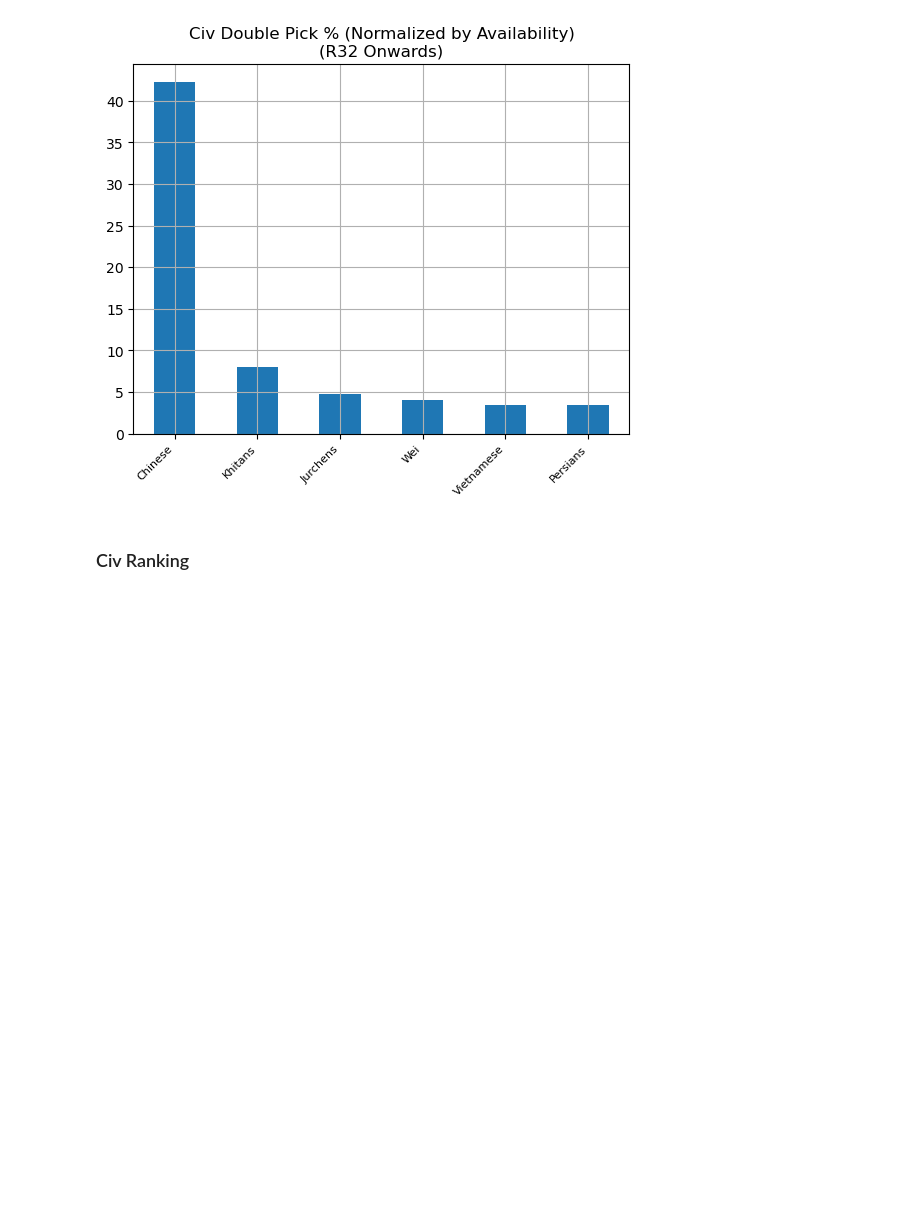
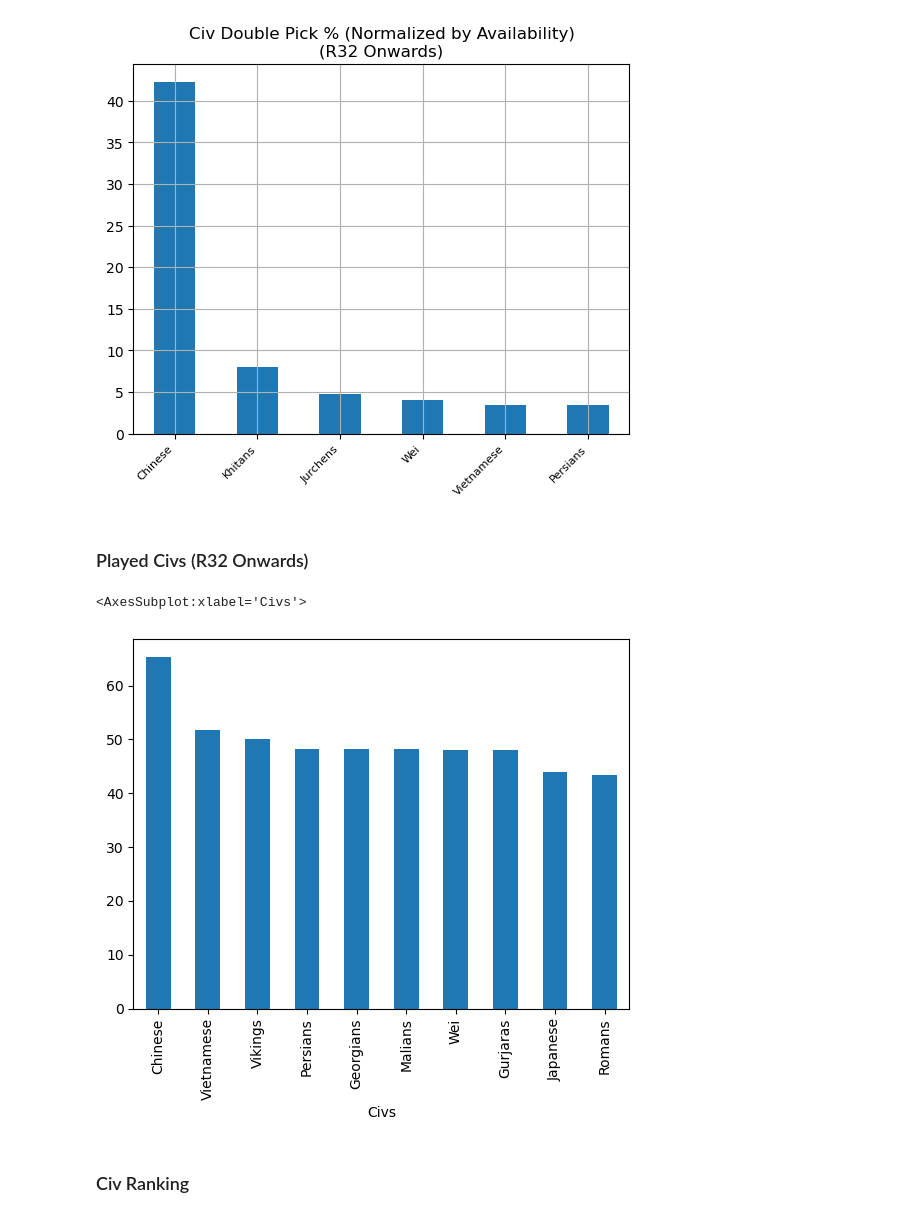
Before and after one commit to spacetime-aoe/aoe2-misc, a Jupyter notebook: notebooks/KOTD6 Drafts.ipynb, the cells around one changed output. Drawn from its saved outputs; the diff is of its cells as text; code cells hidden in the pictures; blank space fills up the shorter version.

```diff
--- a/notebooks/KOTD6 Drafts.ipynb
+++ b/notebooks/KOTD6 Drafts.ipynb
@@ -203,3 +214,5 @@ plt.grid()
 _ = plt.title('Civ Double Pick % (Normalized by Availability)\n(R32 Onwards)')
 # %% [output]
 [figure]
+# %% [markdown]
+### Played Civs (R32 Onwards)
@@ -206,3 +221,8 @@ _ = plt.title('Civ Double Pick % (Normalized by Availability)\n(R32 Onwards)')
+# %%
+playedPctDf.iloc[:10].plot.bar()
+# %% [output]
+<AxesSubplot:xlabel='Civs'>
+[figure, added]
 # %% [markdown]
 ### Civ Ranking
 # %%
```
Also changed, not shown: parts of 8 cells of this notebook, 2 other files.
